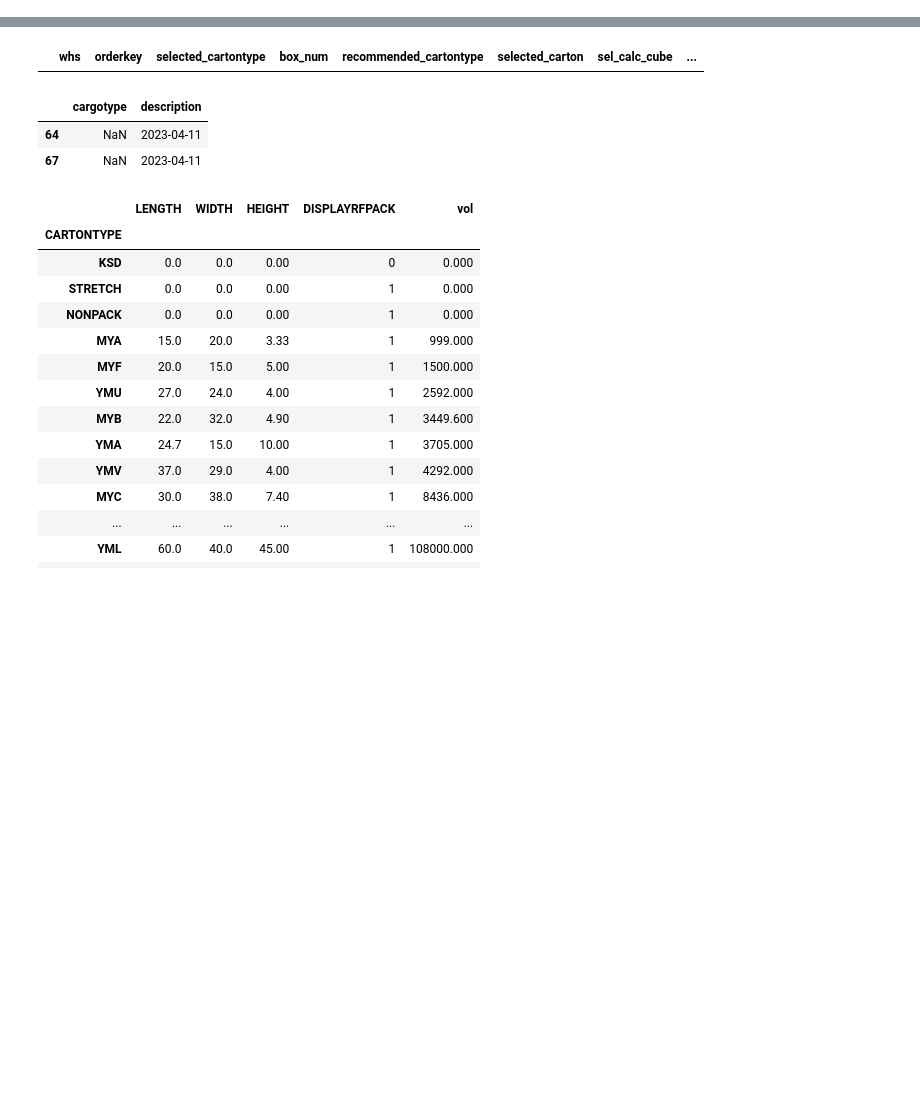
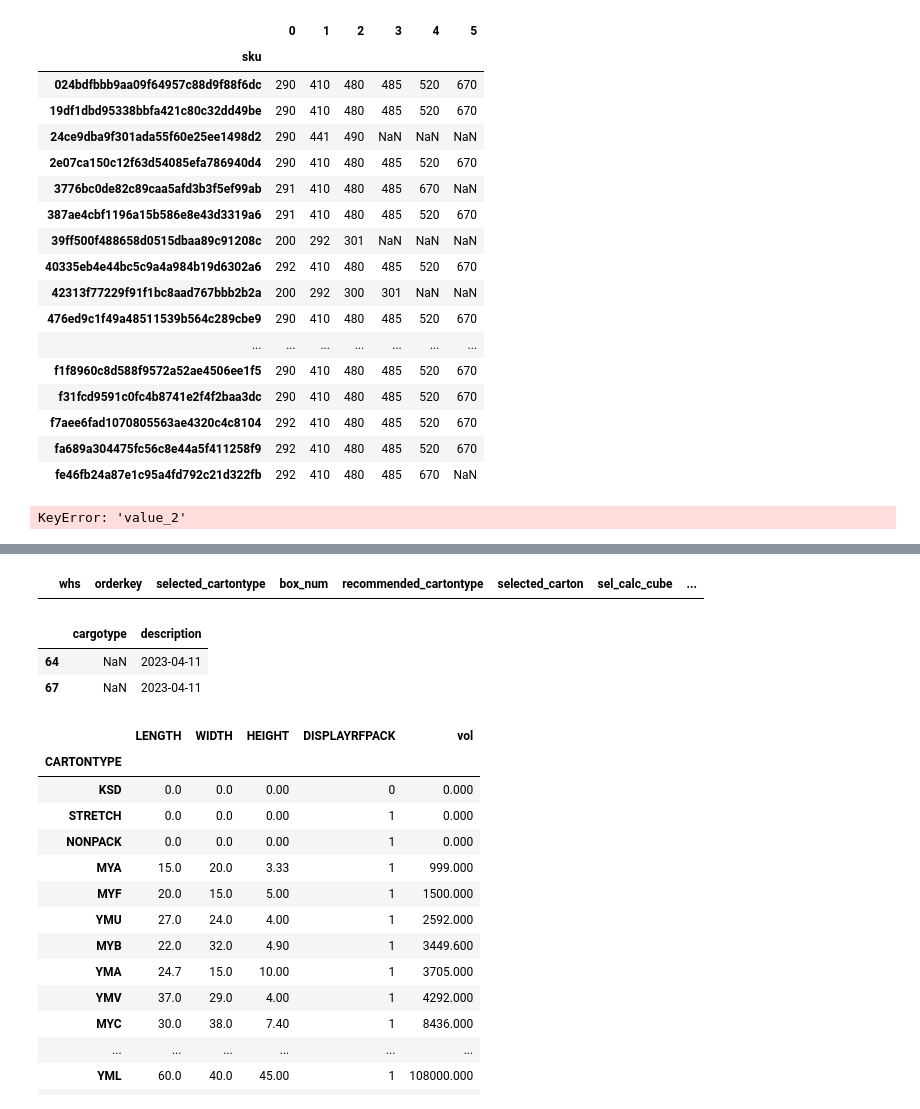
Before and after one commit to johnmcv761/Ya_hackaton_package_choose, a Jupyter notebook: base.ipynb, the cells around one changed output, grey strips where cells are left out. Saved outputs shown, nothing was run; the diff lists cells and outputs as text; code cells hidden in the pictures; blank space fills up the shorter version.

```diff
--- a/base.ipynb
+++ b/base.ipynb
@@ -39,0 +149,2 @@ data.head(30)
+# %%
+df = sku_cargotypes.astype(str).groupby('sku').agg(lambda x: x)
@@ -39,0 +174,33 @@ data.head(30)
+# %%
+import pandas as pd
+
+# создаем DataFrame с одним столбцом, содержащим списки разной длины
+#df = pd.DataFrame({'my_list': [[1, 2], [3, 4, 5], [6]]})
+
+# создаем функцию, которая будет разделять список на отдельные столбцы
+def split_list(row):
+    return pd.Series(row['cargotype'])
+
+# применяем функцию к столбцу 'my_list' с помощью метода apply
+df_new = df.apply(split_list, axis=1)
+# %%
+df_new
+# %% [output]
+|  | 0 | 1 | 2 | 3 | 4 | 5 |
+| sku |  |  |  |  |  |  |
+| 024bdfbbb9aa09f64957c88d9f88f6dc | 290 | 410 | 480 | 485 | 520 | 670 |
+| 19df1dbd95338bbfa421c80c32dd49be | 290 | 410 | 480 | 485 | 520 | 670 |
+| 24ce9dba9f301ada55f60e25ee1498d2 | 290 | 441 | 490 | NaN | NaN | NaN |
+| 2e07ca150c12f63d54085efa786940d4 | 290 | 410 | 480 | 485 | 520 | 670 |
+| 3776bc0de82c89caa5afd3b3f5ef99ab | 291 | 410 | 480 | 485 | 670 | NaN |
+| 387ae4cbf1196a15b586e8e43d3319a6 | 291 | 410 | 480 | 485 | 520 | 670 |
+| 39ff500f488658d0515dbaa89c91208c | 200 | 292 | 301 | NaN | NaN | NaN |
+| 40335eb4e44bc5c9a4a984b19d6302a6 | 292 | 410 | 480 | 485 | 520 | 670 |
+| 42313f77229f91f1bc8aad767bbb2b2a | 200 | 292 | 300 | 301 | NaN | NaN |
+| 476ed9c1f49a48511539b564c289cbe9 | 290 | 410 | 480 | 485 | 520 | 670 |
+| ... | ... | ... | ... | ... | ... | ... |
+| f1f8960c8d588f9572a52ae4506ee1f5 | 290 | 410 | 480 | 485 | 520 | 670 |
+| f31fcd9591c0fc4b8741e2f4f2baa3dc | 290 | 410 | 480 | 485 | 520 | 670 |
+| f7aee6fad1070805563ae4320c4c8104 | 292 | 410 | 480 | 485 | 520 | 670 |
+| fa689a304475fc56c8e44a5f411258f9 | 292 | 410 | 480 | 485 | 520 | 670 |
+| fe46fb24a87e1c95a4fd792c21d322fb | 292 | 410 | 480 | 485 | 670 | NaN |
@@ -39,0 +222,4 @@ data.head(30)
+# %%
+sku_cargotypes.groupby('sku').apply(add_new_column).reset_index(drop=True)
+# %% [output]
+KeyError: 'value_2'
```
Also changed, not shown: parts of 24 cells of this notebook, 2 other files.
